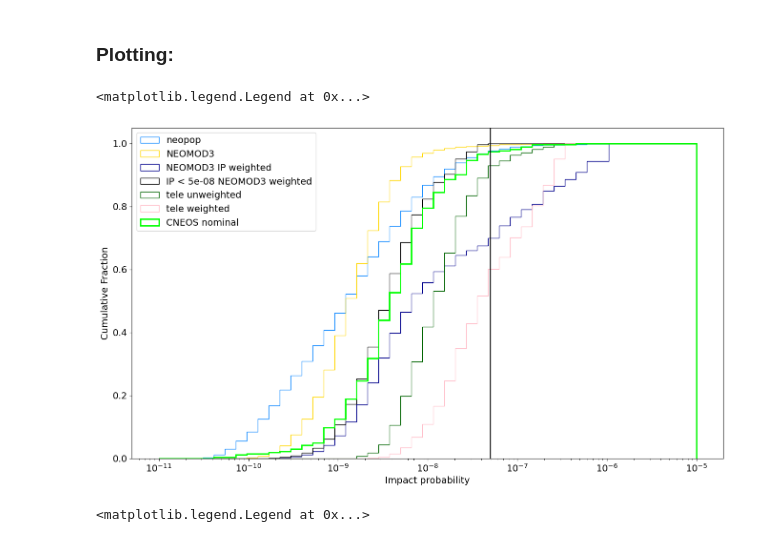
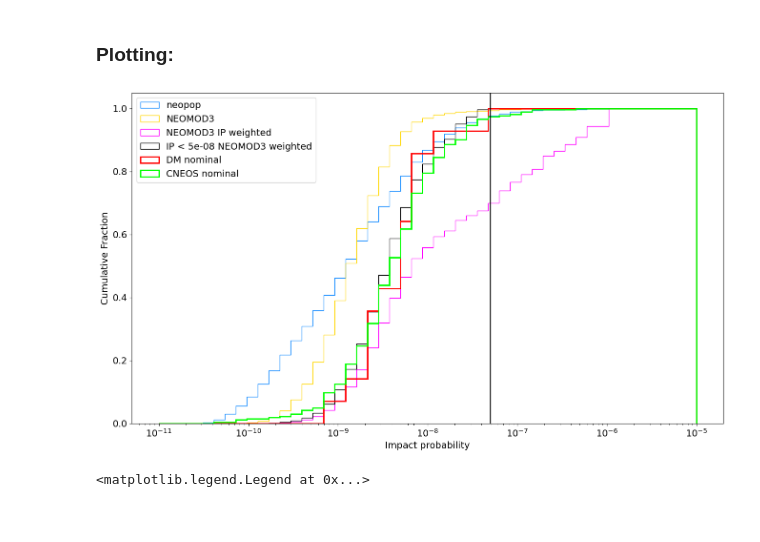
Before and after one commit to ia-chow/Thesis, a Jupyter notebook: dynamics/impact_probabilities.ipynb, the cells around one changed output. Drawn from its saved outputs; the diff is of its cells as text; code cells hidden in the pictures.

```diff
--- a/dynamics/impact_probabilities.ipynb
+++ b/dynamics/impact_probabilities.ipynb
@@ -480,40 +480,39 @@ truncated_neomod3_pts = neomod3_pts[truncation_neomod3_mask]
 plt.rc('font', size=14)
 plt.figure(figsize = (16, 9))
 # NEOPOP
 plt.hist(fictitious_pts, weights=None, bins = logbins, density=True, cumulative=True, histtype='step', color = 'dodgerblue', label = 'neopop')
 # plt.hist(fictitious_pts, weights=fictitious_pts, bins = logbins, density=True, cumulative=True, color = 'darkorange', histtype='step', label = 'neopop IP weighted')
 # plt.hist(truncated_neopop_pts, weights=truncated_neopop_pts, bins=logbins, density=True, cumulative=True, color = 'purple', histtype='step', label = f'IP < {truncation_threshold} neopop weighted')
 # NEOMOD2
 # plt.hist(neomod2_pts, weights=None, bins=logbins, density=True, cumulative=True, histtype='step', color = 'brown', label = 'NEOMOD2')
-# plt.hist(neomod2_pts, weights=neomod2_pts, bins=logbins, density=True, cumulative=True, histtype='step', color = 'fuchsia', label = 'NEOMOD2 weighted')
+# plt.hist(neomod2_pts, weights=neomod2_pts, bins=logbins, density=True, cumulative=True, histtype='step', color = 'darkblue', label = 'NEOMOD2 weighted')
 # NEOMOD3
 plt.hist(neomod3_pts, weights=None, bins=logbins, density=True, cumulative=True, histtype='step', color = 'gold', label = 'NEOMOD3')
-plt.hist(neomod3_pts, weights=neomod3_pts, bins=logbins, density=True, cumulative=True, histtype='step', color = 'darkblue', label = 'NEOMOD3 IP weighted')
+plt.hist(neomod3_pts, weights=neomod3_pts, bins=logbins, density=True, cumulative=True, histtype='step', color = 'fuchsia', label = 'NEOMOD3 IP weighted')
 plt.hist(truncated_neomod3_pts, weights=truncated_neomod3_pts, bins=logbins, density=True, cumulative=True, histtype='step', color = 'black', label = f'IP < {truncation_threshold} NEOMOD3 weighted')
 # # Decameter
-# plt.hist(true_pts, weights=None, bins=logbins, density=True, cumulative=True, histtype='step', color='red', label = 'DM nominal', linewidth=2.)  # nominal
+plt.hist(true_pts, weights=None, bins=logbins, density=True, cumulative=True, histtype='step', color='red', label = 'DM nominal', linewidth=2.)  # nominal
 # plt.hist(impactor_pts.flatten(), weights=None, bins=logbins, density=True, cumulative=True, histtype='step', color='black', label = 'nominal DM clones')  # impactor points
 # # # Telescopic
-plt.hist(telescopic_pts, weights=None, bins=logbins, density=True, cumulative=True, histtype='step', color='darkgreen', label = 'tele unweighted')
-plt.hist(telescopic_pts, weights=telescopic_pts, bins=logbins, density=True, cumulative=True, histtype='step', color='pink', label = 'tele weighted')
+# plt.hist(telescopic_pts, weights=None, bins=logbins, density=True, cumulative=True, histtype='step', color='darkgreen', label = 'tele unweighted')
+# plt.hist(telescopic_pts, weights=telescopic_pts, bins=logbins, density=True, cumulative=True, histtype='step', color='pink', label = 'tele weighted')
 # # # CNEOS
 plt.hist(cneos_nom_pts, weights=None, bins=logbins, density=True, cumulative=True, histtype='step', color='lime', label = 'CNEOS nominal', linewidth=2.)
 # plt.hist(cneos_pts, weights=None, bins=logbins, density=True, cumulative=True, histtype='step', color='darkred', label = 'CNEOS clones')
 # # # EFN
 # plt.hist(efn_pts, weights=None, bins=logbins, density=True, cumulative=True, histtype='step', color = 'olive', label = 'EFN', linewidth=2.)
 # # # EMCCD
 # plt.hist(emccd_pts, weights=None, bins=logbins, density=True, cumulative=True, histtype='step', color = 'darkorange', label = 'EMCCD', linewidth=2.)
 # housekeeping
 plt.xscale('log')
 plt.xlabel('Impact probability'), plt.ylabel('Cumulative Fraction')
 # plt.ylim(bottom=0.9, top=1.0)
 plt.axvline(truncation_threshold, color='k')
 plt.legend()
 # plt.savefig('dda_talk_plots/impact_probability_cdfs.png')
 # plt.savefig('dda_talk_plots/impact_probability_cdfs_plus_emccd.png')
 # %% [output]
-<matplotlib.legend.Legend at 0x...>
-[figure, old version]
+[figure, new version]
 # %%
 plt.figure(figsize = (12, 8))
 neomod3_bins, neomod3_edges, _ = plt.hist(truncated_neomod3_pts, weights=truncated_neomod3_pts, bins=logbins, density=True, cumulative=True, histtype='step', color = 'black', label = f'IP < {truncation_threshold} NEOMOD3 weighted')
```
Also changed, not shown: 2 other files.
